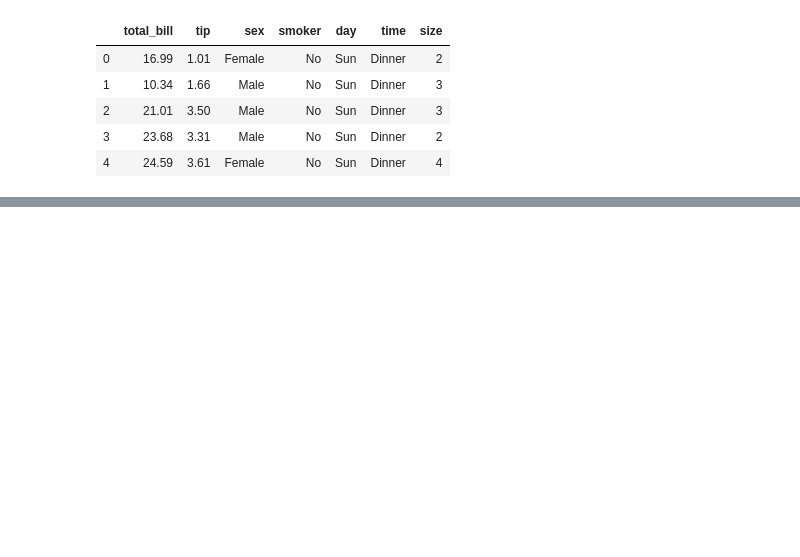
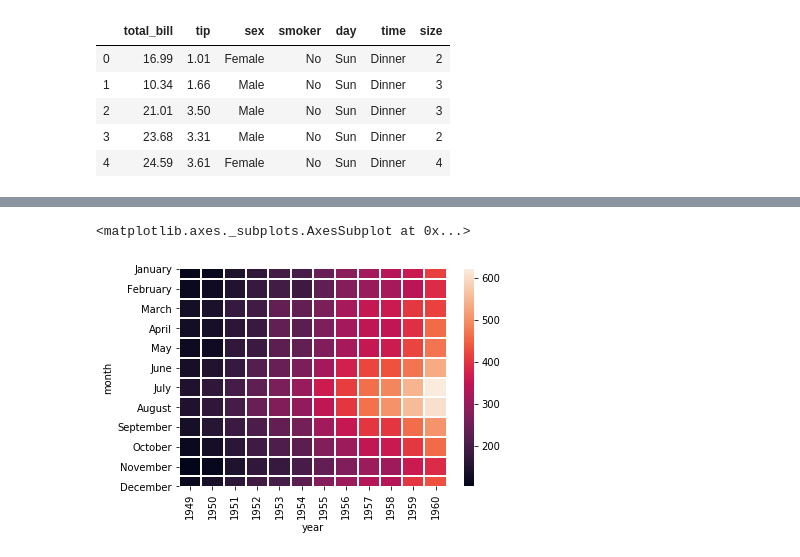
Before and after one commit to JonathanHillman/Data-Science-Tutorials, a Jupyter notebook: Seaborn Tutorial/03 - Matrix Plots.ipynb, the cells around one changed output, grey strips where cells are left out. Cells and saved outputs as stored; diff of their text form; code cells hidden in the pictures; blank space fills up the shorter version.

```diff
--- a/Seaborn Tutorial/03 - Matrix Plots.ipynb
+++ b/Seaborn Tutorial/03 - Matrix Plots.ipynb
@@ -13,0 +53,4 @@ tips.head()
+# %%
+#This is how to pivot a table.
+fp = flights.pivot(index = 'month', columns = 'year', values = 'passengers')
+fp.head()
@@ -13,0 +65,7 @@ tips.head()
+# %%
+#Lets use a heatmap to visualize the data:
+#You can also specify line color and line width
+sns.heatmap(fp, linecolor = 'white', linewidth = 1)
+# %% [output]
+<matplotlib.axes._subplots.AxesSubplot at 0x...>
+[figure, added]
```
Also changed, not shown: parts of 6 cells of this notebook.
